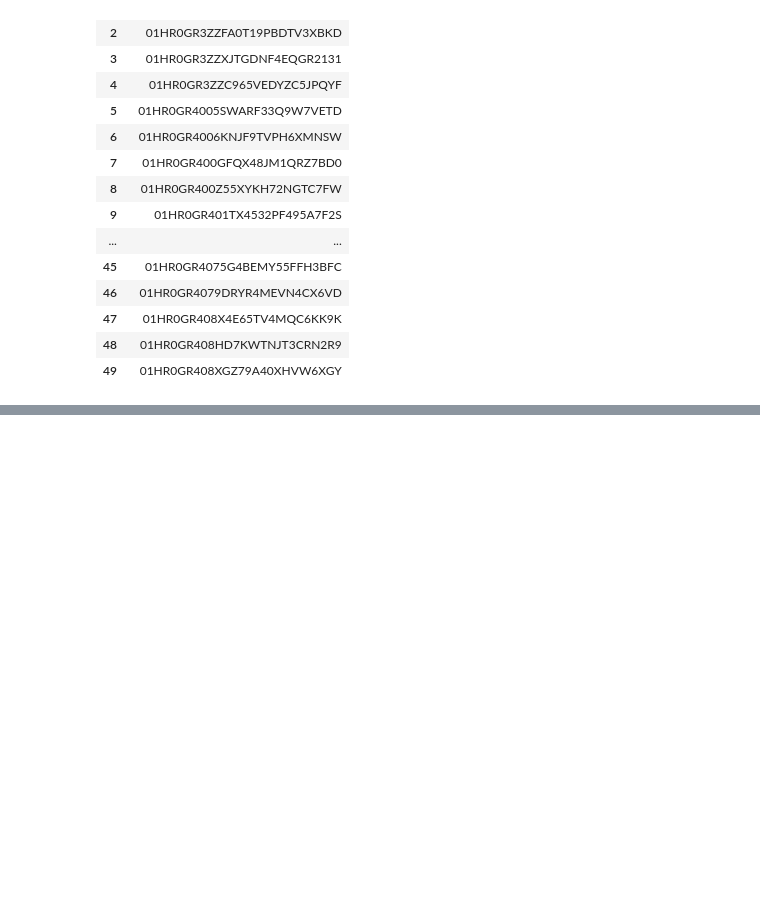
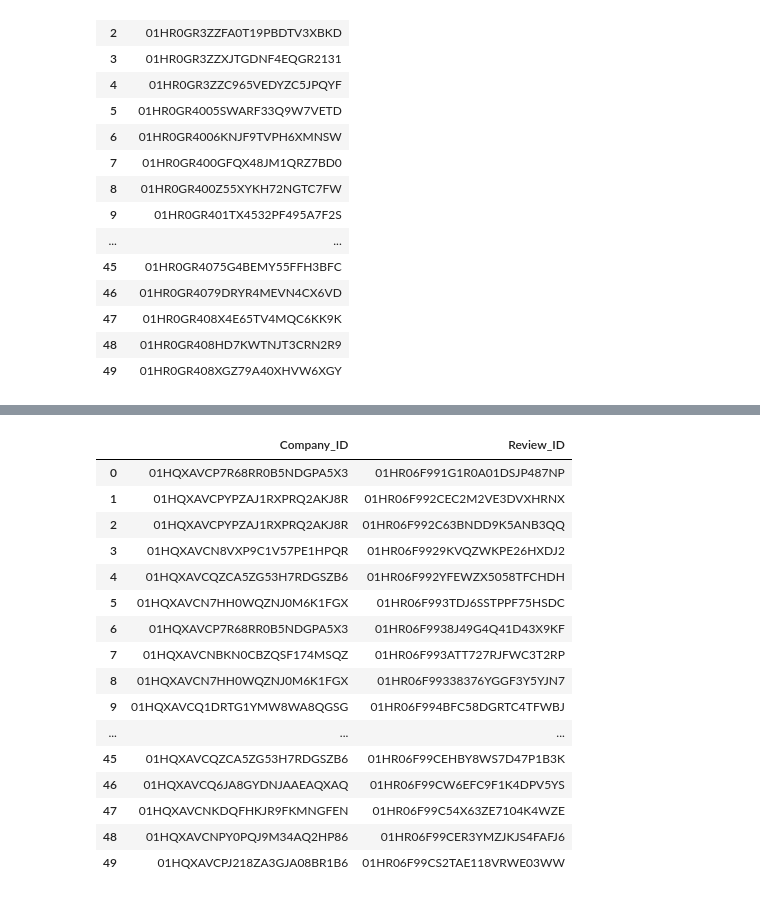
Before and after one commit to vbainwala/TalentTrove, a Jupyter notebook: make_data.ipynb, the cells around one changed output, grey strips where cells are left out. Cells and saved outputs as stored; diff of their text form; code cells hidden in the pictures; blank space fills up the shorter version.

Commit message:
Fixes #8: Considers relationship data added

```diff
--- a/make_data.ipynb
+++ b/make_data.ipynb
@@ -1360,0 +1372,32 @@ application_df.to_csv('data/Application.csv', index=False)
+# %%
+considers_data = []
+# For every review in the review table, get the employee ID of the person who wrote it if applicable, and use that to cross reference what company it was posted for and grab Company_ID
+for index, row in review_df.iterrows():
+    review_id = row['Review_ID']
+    employee_id = row['Employee_ID']
+    try:
+        company_id = employee_df.loc[employee_df['Employee_ID'] == employee_id, 'Company_ID'].iloc[0]
+        considers_data.append({'Company_ID': company_id, 'Review_ID': review_id})
+    except IndexError:
+        continue
+
+considers_df = pd.DataFrame(considers_data)
+considers_df
+# %% [output]
+|  | Company_ID | Review_ID |
+| 0 | 01HQXAVCP7R68RR0B5NDGPA5X3 | 01HR06F991G1R0A01DSJP487NP |
+| 1 | 01HQXAVCPYPZAJ1RXPRQ2AKJ8R | 01HR06F992CEC2M2VE3DVXHRNX |
+| 2 | 01HQXAVCPYPZAJ1RXPRQ2AKJ8R | 01HR06F992C63BNDD9K5ANB3QQ |
+| 3 | 01HQXAVCN8VXP9C1V57PE1HPQR | 01HR06F9929KVQZWKPE26HXDJ2 |
+| 4 | 01HQXAVCQZCA5ZG53H7RDGSZB6 | 01HR06F992YFEWZX5058TFCHDH |
+| 5 | 01HQXAVCN7HH0WQZNJ0M6K1FGX | 01HR06F993TDJ6SSTPPF75HSDC |
+| 6 | 01HQXAVCP7R68RR0B5NDGPA5X3 | 01HR06F9938J49G4Q41D43X9KF |
+| 7 | 01HQXAVCNBKN0CBZQSF174MSQZ | 01HR06F993ATT727RJFWC3T2RP |
+| 8 | 01HQXAVCN7HH0WQZNJ0M6K1FGX | 01HR06F99338376YGGF3Y5YJN7 |
+| 9 | 01HQXAVCQ1DRTG1YMW8WA8QGSG | 01HR06F994BFC58DGRTC4TFWBJ |
+| ... | ... | ... |
+| 45 | 01HQXAVCQZCA5ZG53H7RDGSZB6 | 01HR06F99CEHBY8WS7D47P1B3K |
+| 46 | 01HQXAVCQ6JA8GYDNJAAEAQXAQ | 01HR06F99CW6EFC9F1K4DPV5YS |
+| 47 | 01HQXAVCNKDQFHKJR9FKMNGFEN | 01HR06F99C54X63ZE7104K4WZE |
+| 48 | 01HQXAVCNPY0PQJ9M34AQ2HP86 | 01HR06F99CER3YMZJKJS4FAFJ6 |
+| 49 | 01HQXAVCPJ218ZA3GJA08BR1B6 | 01HR06F99CS2TAE118VRWE03WW |
```
Also changed, not shown: parts of 6 cells of this notebook, 1 other file.
